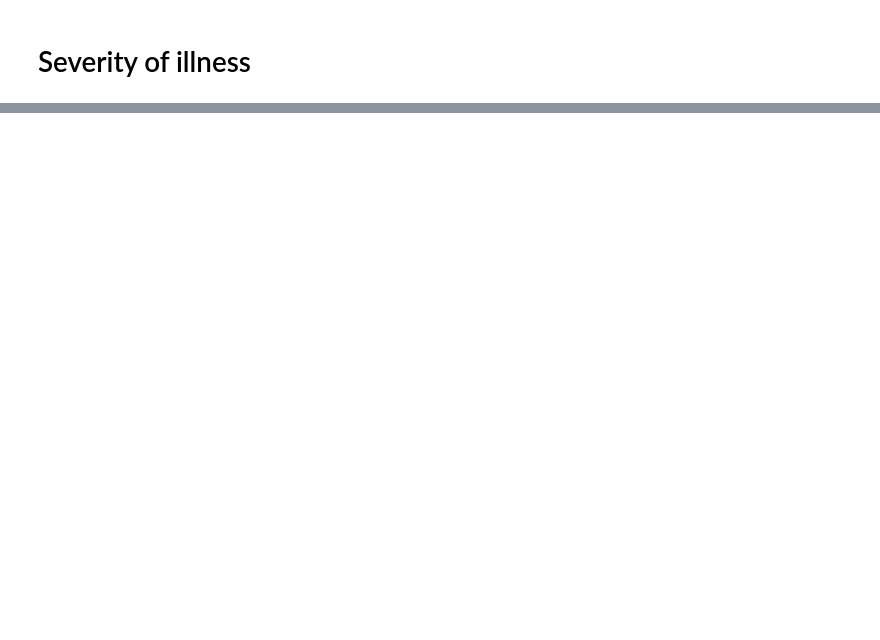
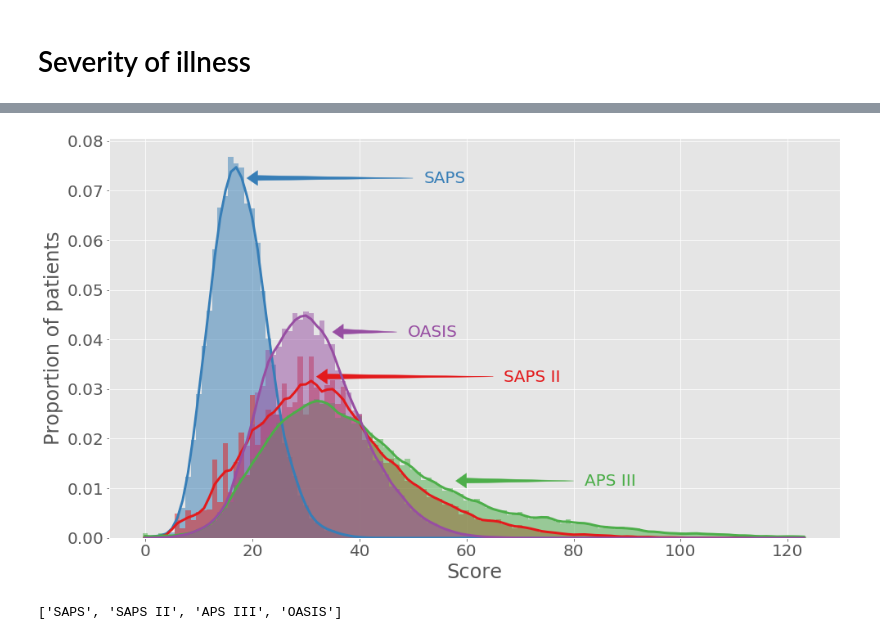
Before and after one commit to MIT-LCP/mimic-code-paper, a Jupyter notebook: notebooks/severity-of-illness.ipynb, the cells around one changed output, grey strips where cells are left out. Saved outputs shown, nothing was run; the diff lists cells and outputs as text; code cells hidden in the pictures; blank space fills up the shorter version.

Commit message:
add calib/nice plot

```diff
--- a/notebooks/severity-of-illness.ipynb
+++ b/notebooks/severity-of-illness.ipynb
@@ -30,0 +112,61 @@ data = pd.read_sql_query(query,con)
+# %%
+# plot to illustrate severity scores
+# e.g. distributions of scores
+import sklearn.neighbors
+
+def hist_and_kde(x, nbins):
+    hist_output, bin_edges = np.histogram(x, nbins, density=True)
+    bin_center = 0.5*(bin_edges[1:] + bin_edges[:-1])[:, np.newaxis]
+
+    #plt.step(bin_center,histo,where='mid')
+    #plt.show()
+    kde = sklearn.neighbors.KernelDensity(kernel='gaussian', bandwidth=1).fit(x[:, np.newaxis])
+    kde_output = np.exp(kde.score_samples(bin_center))
+
+    # reshape to 1 axis
+    bin_center = bin_center.ravel()
+    return bin_center, hist_output, kde_output
+# %%
+scores = ['saps','sapsii','apsiii','oasis']
+scoresPretty = ['SAPS', 'SAPS II', 'APS III', 'OASIS']
+nbins = np.asarray(range(125))-0.5
+
+plt.figure(figsize=[16,9])
+for i, s in enumerate(scores):
+    bin_center, hist_output, kde_output = hist_and_kde(df[s].values, nbins)
+
+    plt.bar(bin_center, hist_output, width=1.0, fc=COLORS[i], alpha=0.5, label=scoresPretty[i])
+    plt.plot(bin_center, kde_output, color=COLORS[i], lw=3)
+plt.xlabel('Score')
+plt.ylabel('Proportion of patients')
+
+arrowLocs = { 'saps': [50, 0.073, -31, -0.0005],
+            'sapsii': [65, 0.033, -33, -0.0005],
+            'apsiii': [80, 0.012, -22, -0.0005],
+            'oasis': [47, 0.042, -12, -0.0005] }
+
+textLocs = { 'saps': [arrowLocs['saps'][0]+2, arrowLocs['saps'][1]-0.0015],
+           'sapsii': [arrowLocs['sapsii'][0]+2, arrowLocs['sapsii'][1]-0.0015],
+           'apsiii': [arrowLocs['apsiii'][0]+2, arrowLocs['apsiii'][1]-0.0015],
+            'oasis': [arrowLocs['oasis'][0]+2, arrowLocs['oasis'][1]-0.0015]}
+
+head_length = {'saps': 2, 'oasis': 2, 'sapsii': 2, 'apsiii': 2}
+width = {'saps': 0.001, 'oasis': 0.001, 'sapsii': 0.001, 'apsiii': 0.001}
+# add text/arrows
+for i, s in enumerate(scores):
+    textLoc = textLocs[s]
+    arrowLoc = arrowLocs[s]
+    plt.arrow(arrowLoc[0], arrowLoc[1], arrowLoc[2], arrowLoc[3],
+              length_includes_head=True,
+              head_length=head_length[s], width=width[s], fc=COLORS[i], ec=COLORS[i])
+    plt.text(textLoc[0], textLoc[1], scoresPretty[i], color=COLORS[i] )
+
+#plt.legend(loc='upper right')
+plt.savefig('SeverityOfIllnessDistribution.png')
+plt.show()
+# %% [output]
+[figure, added]
+# %%
+scoresPretty
+# %% [output]
+['SAPS', 'SAPS II', 'APS III', 'OASIS']
```
Also changed, not shown: parts of 10 cells of this notebook.
